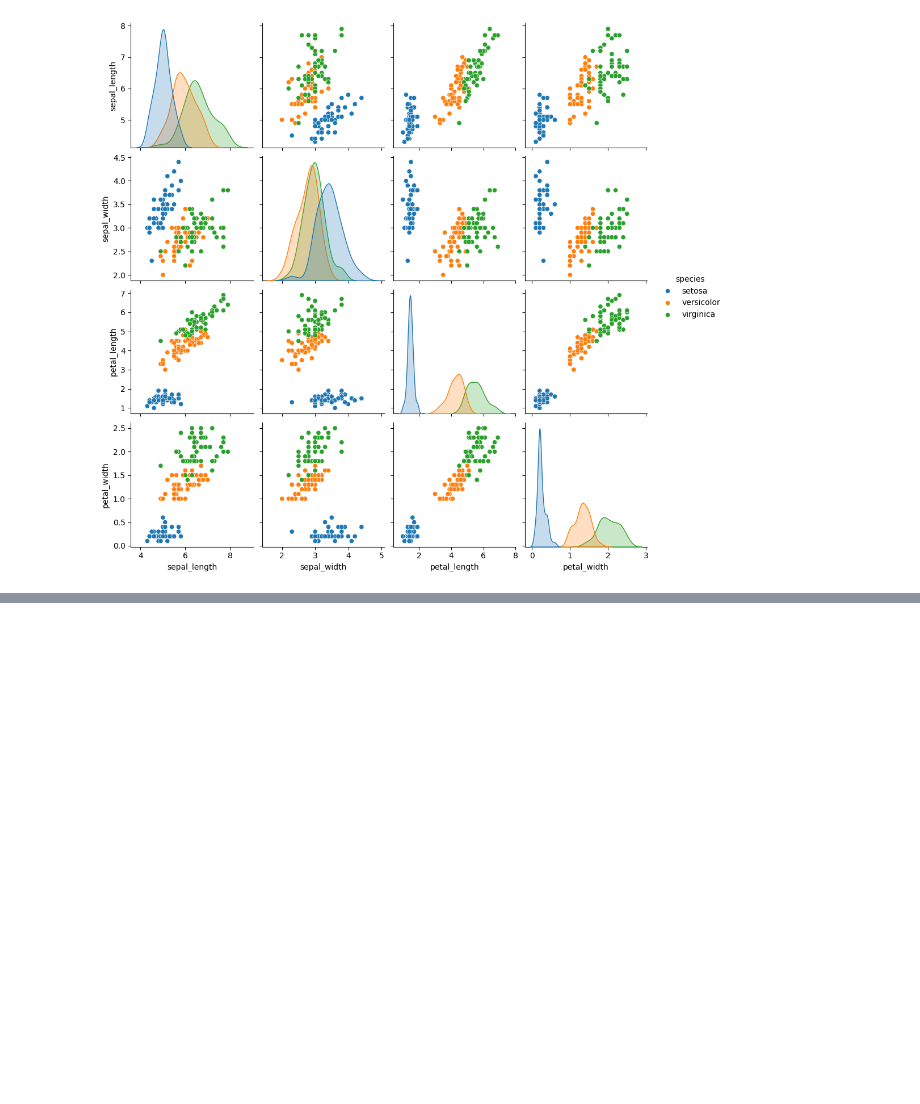
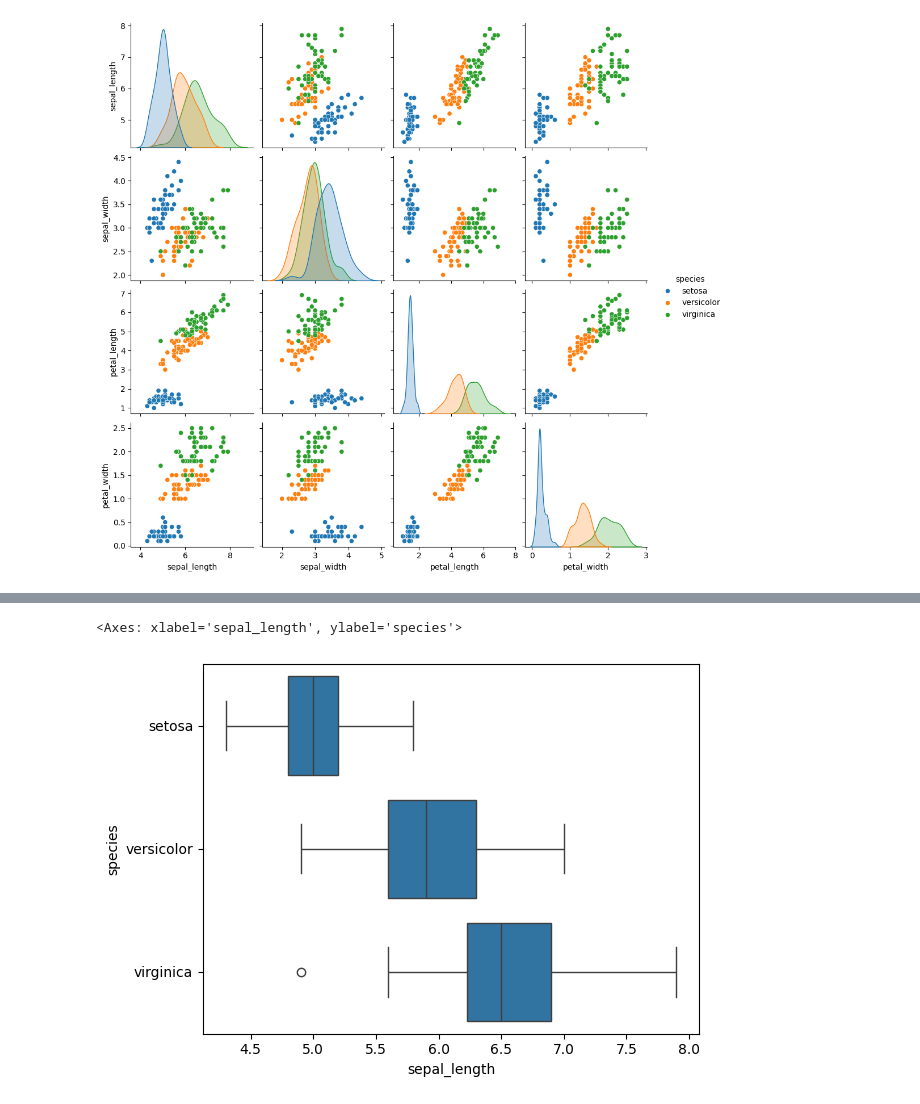
Before and after one commit to rahul8879/agent-ai-training, a Jupyter notebook: Data_Understadning/03_eda.ipynb, the cells around one changed output, grey strips where cells are left out. Cells and saved outputs as stored; diff of their text form; code cells hidden in the pictures; blank space fills up the shorter version.

```diff
--- a/Data_Understadning/03_eda.ipynb
+++ b/Data_Understadning/03_eda.ipynb
@@ -99,0 +110,5 @@ sns.pairplot(data, hue='species')
+# %%
+sns.boxplot(data=data, x="sepal_length", y="species")
+# %% [output]
+<Axes: xlabel='sepal_length', ylabel='species'>
+[figure, added]
```
Also changed, not shown: parts of 3 cells of this notebook, 1 other file.
